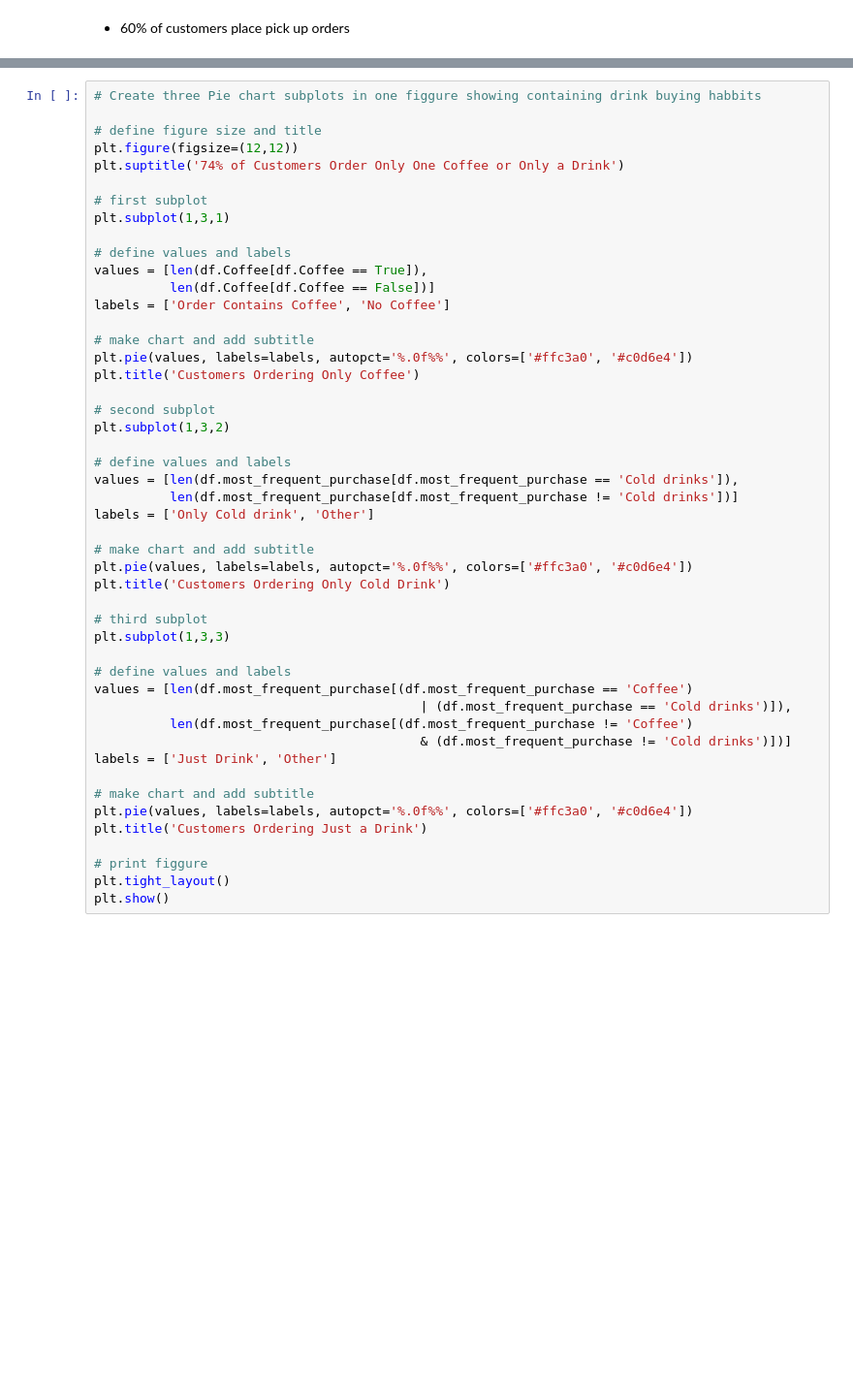
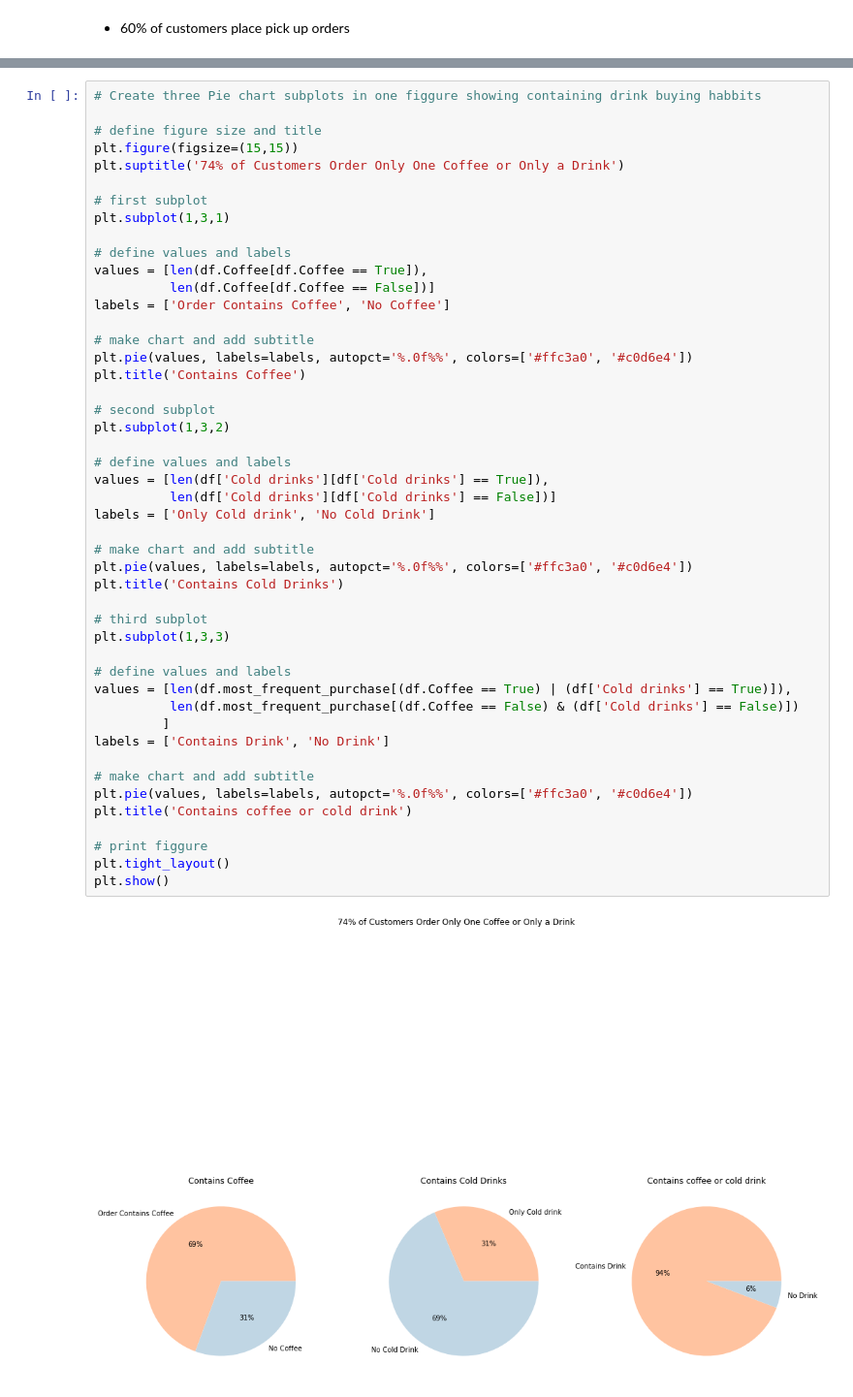
Before and after one commit to Johndsalas/Starbucks_Customer_Profiles, a Jupyter notebook: main.ipynb, the cells around one changed output, grey strips where cells are left out. Shown at 97% size. Drawn from its saved outputs; the diff is of its cells as text; blank space fills up the shorter version.

```diff
--- a/main.ipynb
+++ b/main.ipynb
@@ -226,47 +284,48 @@ plt.show()
 # Create three Pie chart subplots in one figgure showing containing drink buying habbits
 
 # define figure size and title
-plt.figure(figsize=(12,12))
+plt.figure(figsize=(15,15))
 plt.suptitle('74% of Customers Order Only One Coffee or Only a Drink')
 
 # first subplot
 plt.subplot(1,3,1)
 
 # define values and labels
 values = [len(df.Coffee[df.Coffee == True]),
           len(df.Coffee[df.Coffee == False])]
 labels = ['Order Contains Coffee', 'No Coffee']
 
 # make chart and add subtitle
 plt.pie(values, labels=labels, autopct='%.0f%%', colors=['#ffc3a0', '#c0d6e4'])
-plt.title('Customers Ordering Only Coffee')
+plt.title('Contains Coffee')
 
 # second subplot
 plt.subplot(1,3,2)
 
 # define values and labels
-values = [len(df.most_frequent_purchase[df.most_frequent_purchase == 'Cold drinks']),
-          len(df.most_frequent_purchase[df.most_frequent_purchase != 'Cold drinks'])]
-labels = ['Only Cold drink', 'Other']
+values = [len(df['Cold drinks'][df['Cold drinks'] == True]),
+          len(df['Cold drinks'][df['Cold drinks'] == False])]
+labels = ['Only Cold drink', 'No Cold Drink']
 
 # make chart and add subtitle
 plt.pie(values, labels=labels, autopct='%.0f%%', colors=['#ffc3a0', '#c0d6e4'])
-plt.title('Customers Ordering Only Cold Drink')
+plt.title('Contains Cold Drinks')
 
 # third subplot
 plt.subplot(1,3,3)
 
 # define values and labels
-values = [len(df.most_frequent_purchase[(df.most_frequent_purchase == 'Coffee')
-                                           | (df.most_frequent_purchase == 'Cold drinks')]),
-          len(df.most_frequent_purchase[(df.most_frequent_purchase != 'Coffee')
-                                           & (df.most_frequent_purchase != 'Cold drinks')])]
-labels = ['Just Drink', 'Other']
+values = [len(df.most_frequent_purchase[(df.Coffee == True) | (df['Cold drinks'] == True)]),
+          len(df.most_frequent_purchase[(df.Coffee == False) & (df['Cold drinks'] == False)])
+         ]
+labels = ['Contains Drink', 'No Drink']
 
 # make chart and add subtitle
 plt.pie(values, labels=labels, autopct='%.0f%%', colors=['#ffc3a0', '#c0d6e4'])
-plt.title('Customers Ordering Just a Drink')
+plt.title('Contains coffee or cold drink')
 
 # print figgure
 plt.tight_layout()
 plt.show()
+# %% [output]
+[figure, added]
```
Also changed, not shown: parts of 15 cells of this notebook.
